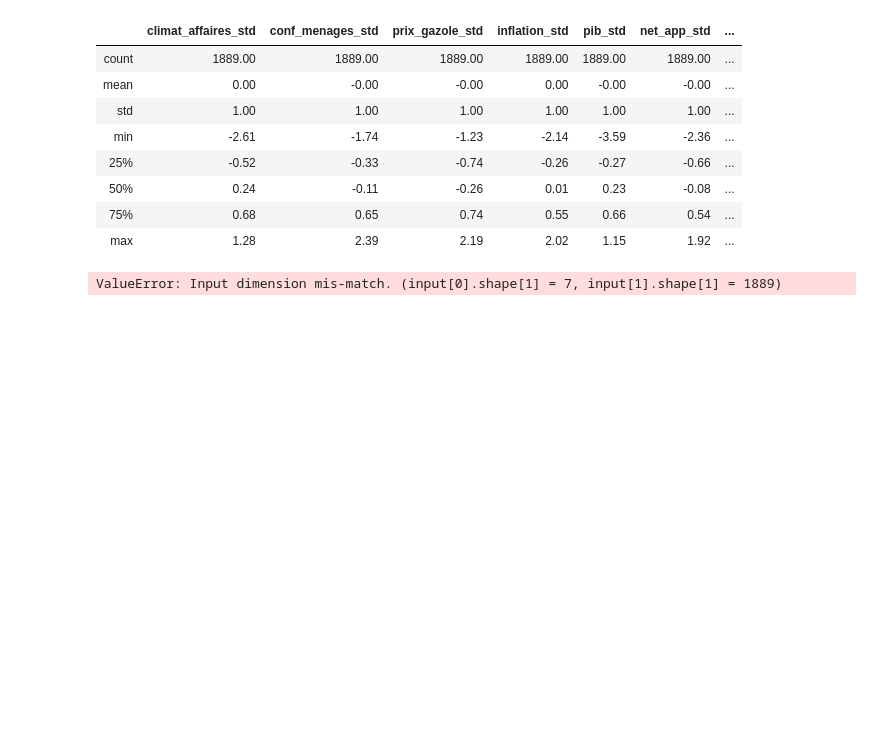
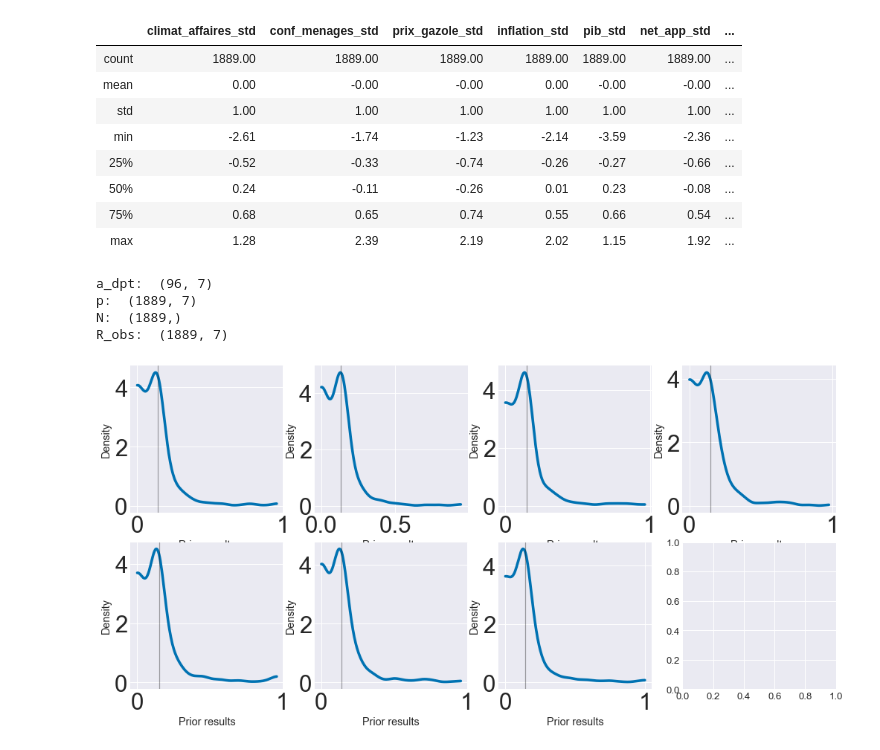
Before and after one commit to pollsposition/models, a Jupyter notebook: fondamentaux/funds2.ipynb, the cells around one changed output. Drawn from its saved outputs; the diff is of its cells as text; code cells hidden in the pictures; blank space fills up the shorter version.

Commit message:
Ran first version of varying intercepts-only model

```diff
--- a/fondamentaux/funds2.ipynb
+++ b/fondamentaux/funds2.ipynb
@@ -12,6 +12,8 @@ import scipy as sp
 import seaborn as sns
 import theano.tensor as tt
 import warnings
+
+from scipy.special import softmax
 
 warnings.simplefilter(action="ignore", category=FutureWarning)
 
@@ -33,7 +35,24 @@ PREDICTORS = [
 PARTIES = ["farleft", "left", "green", "center", "right", "farright", "other"]
 PARTIES_INT = [f"{p}_int" for p in PARTIES]
 
-# Helper function
+# Helper functions
 def stdz(series: pd.Series):
     """Standardize the given pandas Series"""
     return (series - series.mean()) / series.std()
+
+
+def prior_pred_checks(pp_sample: np.array):
+    """Draw prior predictive checks for results of each party"""
+    fig, axes = plt.subplots(2, 4, figsize=(17, 8))
+    i = 0
+    for row in axes:
+        for col in row:
+            try:
+                az.plot_kde(pp_sample[:, i], ax=col)
+                col.axvline(pp_sample[:, i].mean(), linewidth=1.2, color="k", alpha=0.4)
+                col.set_xlabel("Prior results")
+                col.set_ylabel("Density")
+                i += 1
+            # it's an 8-spot grid but there are only 7 parties
+            except IndexError:
+                continue
@@ -79,19 +96,35 @@ d[
 # %%
 dpt_id, dpts = d.departement.factorize(sort=True)
 Ndpts = len(dpts)
+Nparties = len(PARTIES)
 N = d[PARTIES_INT].sum(axis=1).values
 R_obs = d[PARTIES_INT].values
 
 with pm.Model() as m_itcpt:
-    a = pm.Normal('a', 0., 10.)
-    sigma_dpt = pm.Exponential('sigma_dpt', 1.)
 
-    a_dpt = pm.Normal('a_dpt', a, sigma_dpt, shape=Ndpts)
+    a = pm.Normal("a", -1.8, 0.1, shape=Nparties)
+    sigma_dpt = pm.Exponential("sigma_dpt", 1.0)
 
-    p = tt.nnet.softmax(a_dpt[dpt_id])
+    # one intercept for each dpt and each party:
+    a_dpt = pm.Normal("a_dpt", 0.0, sigma_dpt, shape=(Ndpts, Nparties))
+    print("a_dpt: ", a_dpt.tag.test_value.shape)
+
+    p = tt.nnet.softmax(a + a_dpt[dpt_id])
+    print("p: ", p.tag.test_value.shape)
+
+    print("N: ", N.shape)
+    print("R_obs: ", R_obs.shape)
     R = pm.Multinomial("R", n=N, p=p, observed=R_obs)
 
     prior_checks = pm.sample_prior_predictive(random_seed=RANDOM_SEED)
-    #trace_itcpt = pm.sample(1000, tune=2000, cores=2, random_seed=RANDOM_SEED)
 # %% [output]
-ValueError: Input dimension mis-match. (input[0].shape[1] = 7, input[1].shape[1] = 1889)
+a_dpt:  (96, 7)
+p:  (1889, 7)
+N:  (1889,)
+R_obs:  (1889, 7)
+# %%
+# Take 500 prior pred sim of all 7 parties from dpt 11:
+prior_p = softmax(prior_checks["a"][:, None] + prior_checks["a_dpt"], axis=2)[:, 11]
+prior_pred_checks(prior_p)
+# %% [output]
+[figure, added]
```
Also changed, not shown: parts of 19 cells of this notebook.
